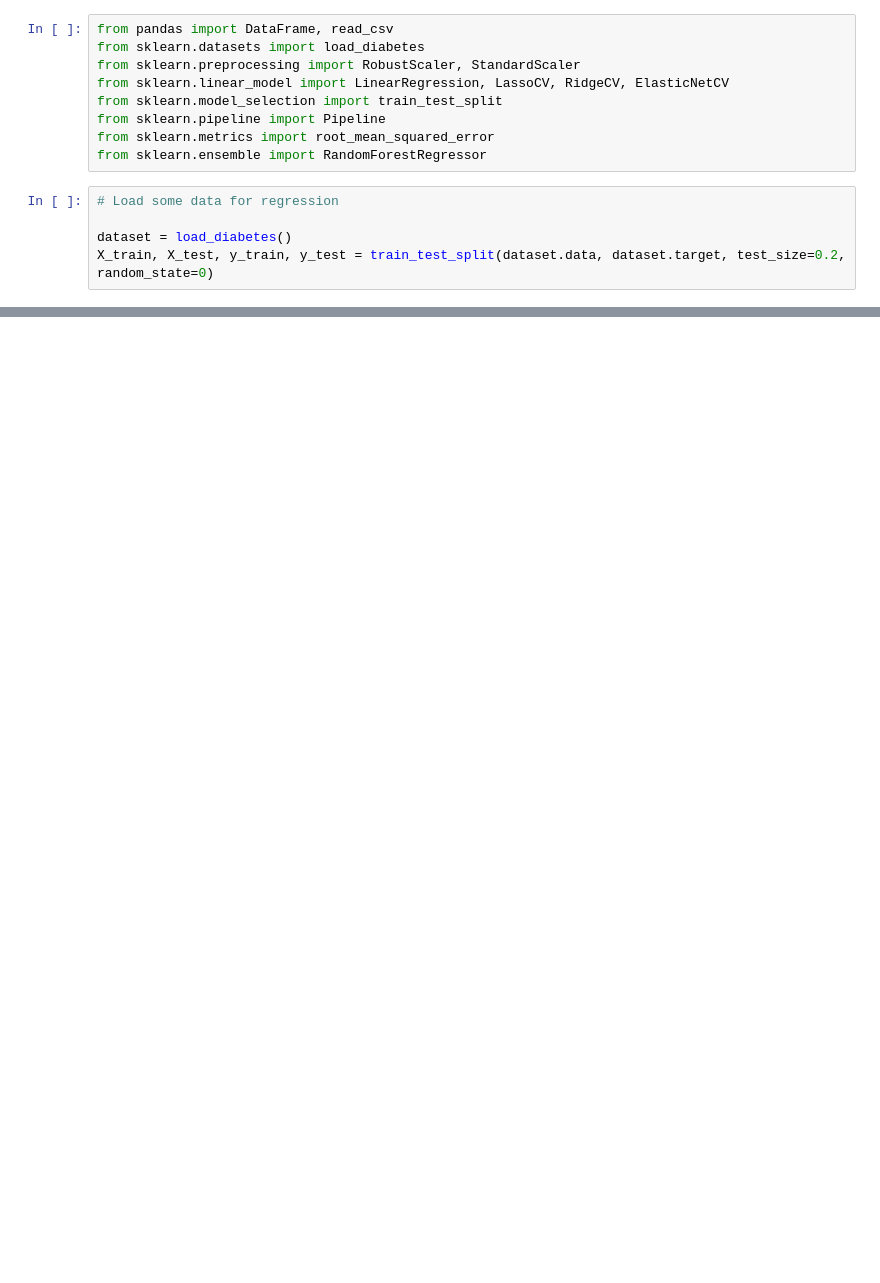
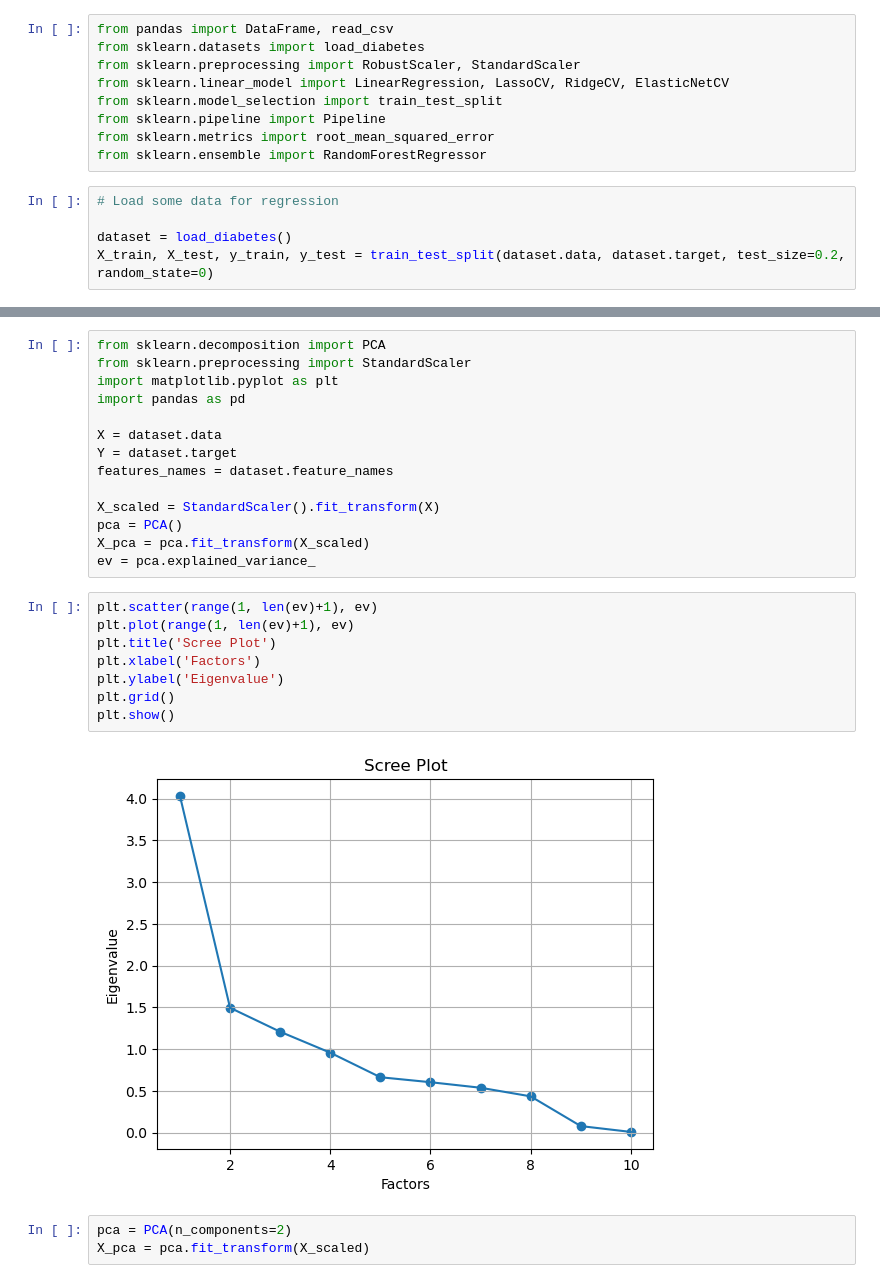
Before and after one commit to renatogoedert/PostdocAI, a Jupyter notebook: Data Analytics for Artificial Intelligence/activity/W05 L1L2 Regularisation.ipynb, the cells around one changed output, grey strips where cells are left out. Drawn from its saved outputs; the diff is of its cells as text; blank space fills up the shorter version.

```diff
--- a/Data Analytics for Artificial Intelligence/activity/W05 L1L2 Regularisation.ipynb
+++ b/Data Analytics for Artificial Intelligence/activity/W05 L1L2 Regularisation.ipynb
@@ -127,0 +202,27 @@ print("RMSE: %.3f" % root_mean_squared_error(y_test, y_pred))
+# %%
+from sklearn.decomposition import PCA
+from sklearn.preprocessing import StandardScaler
+import matplotlib.pyplot as plt
+import pandas as pd
+
+X = dataset.data
+Y = dataset.target
+features_names = dataset.feature_names
+
+X_scaled = StandardScaler().fit_transform(X)
+pca = PCA()
+X_pca = pca.fit_transform(X_scaled)
+ev = pca.explained_variance_
+# %%
+plt.scatter(range(1, len(ev)+1), ev)
+plt.plot(range(1, len(ev)+1), ev)
+plt.title('Scree Plot')
+plt.xlabel('Factors')
+plt.ylabel('Eigenvalue')
+plt.grid()
+plt.show()
+# %% [output]
+[figure, added]
+# %%
+pca = PCA(n_components=2)
+X_pca = pca.fit_transform(X_scaled)
```
Also changed, not shown: parts of 10 cells of this notebook, 5 other files.
